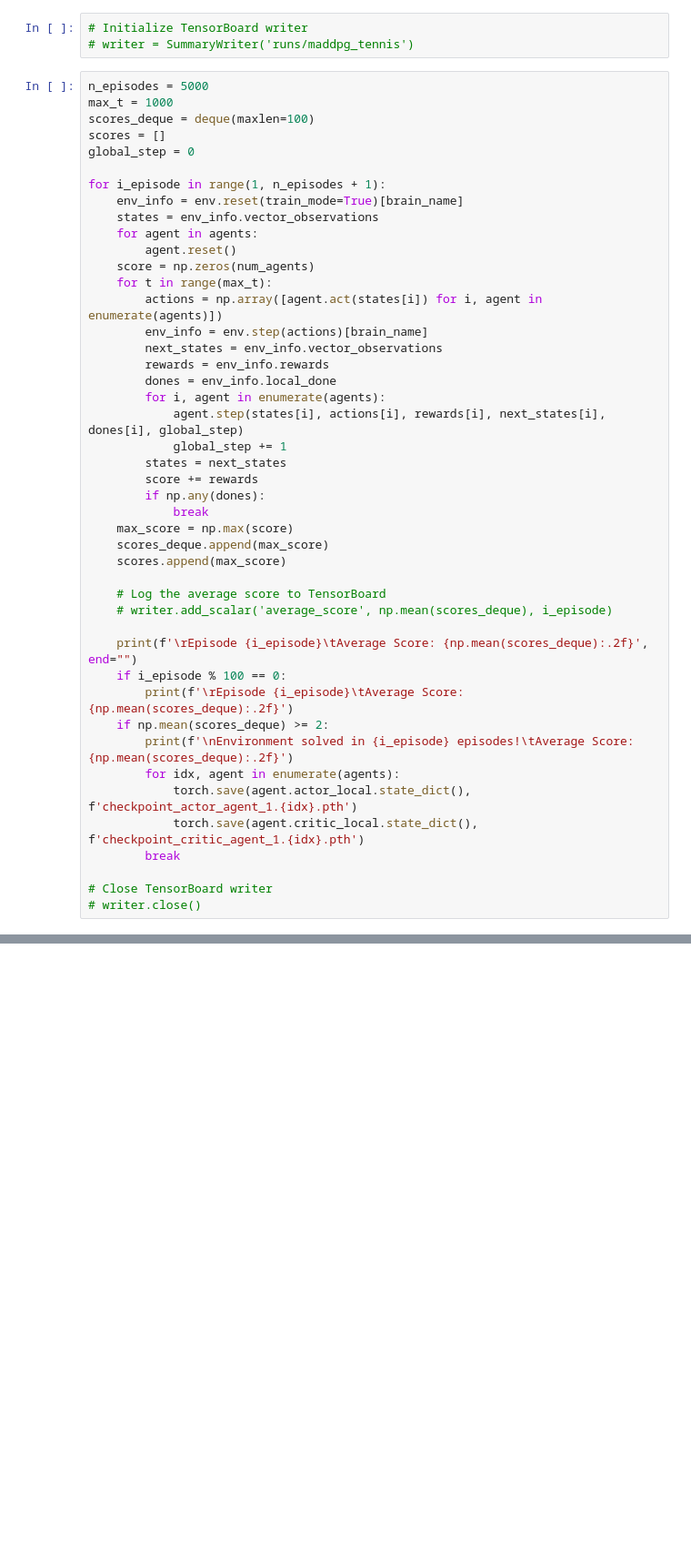
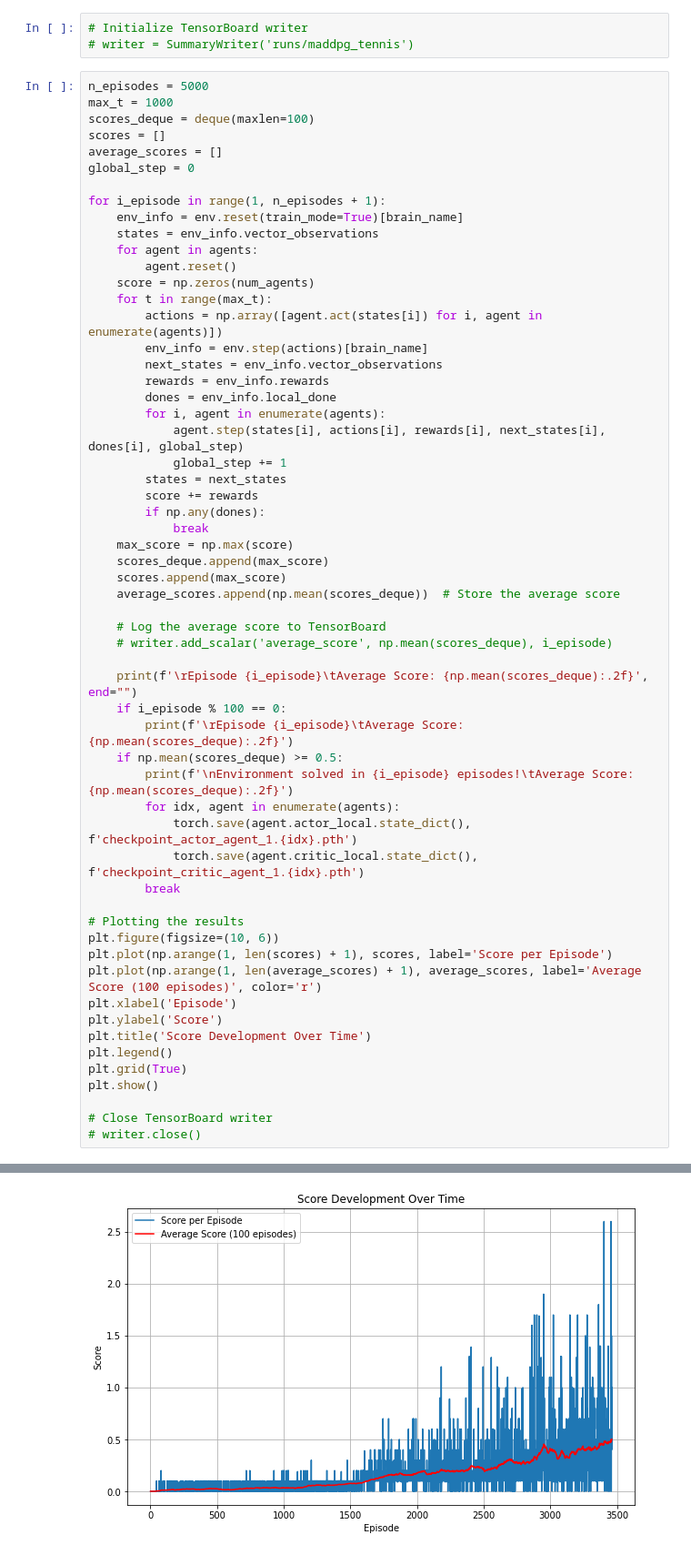
Before and after one commit to akocabas/deep-reinforcement-learning, a Jupyter notebook: p3_collab-compet/Tennis.ipynb, the cells around one changed output, grey strips where cells are left out. Shown at 91% size. Cells and saved outputs as stored; diff of their text form; blank space fills up the shorter version.

Commit message:
adde plot

```diff
--- a/p3_collab-compet/Tennis.ipynb
+++ b/p3_collab-compet/Tennis.ipynb
@@ -290,6 +291,7 @@ n_episodes = 5000
 max_t = 1000
 scores_deque = deque(maxlen=100)
 scores = []
+average_scores = []
 global_step = 0
 
 for i_episode in range(1, n_episodes + 1):
@@ -314,6 +316,7 @@ for i_episode in range(1, n_episodes + 1):
     max_score = np.max(score)
     scores_deque.append(max_score)
     scores.append(max_score)
+    average_scores.append(np.mean(scores_deque))  # Store the average score
 
     # Log the average score to TensorBoard
     # writer.add_scalar('average_score', np.mean(scores_deque), i_episode)
@@ -321,13 +324,24 @@ for i_episode in range(1, n_episodes + 1):
     print(f'\rEpisode {i_episode}\tAverage Score: {np.mean(scores_deque):.2f}', end="")
     if i_episode % 100 == 0:
         print(f'\rEpisode {i_episode}\tAverage Score: {np.mean(scores_deque):.2f}')
-    if np.mean(scores_deque) >= 2:
+    if np.mean(scores_deque) >= 0.5:
         print(f'\nEnvironment solved in {i_episode} episodes!\tAverage Score: {np.mean(scores_deque):.2f}')
         for idx, agent in enumerate(agents):
             torch.save(agent.actor_local.state_dict(), f'checkpoint_actor_agent_1.{idx}.pth')
             torch.save(agent.critic_local.state_dict(), f'checkpoint_critic_agent_1.{idx}.pth')
         break
 
+# Plotting the results
+plt.figure(figsize=(10, 6))
+plt.plot(np.arange(1, len(scores) + 1), scores, label='Score per Episode')
+plt.plot(np.arange(1, len(average_scores) + 1), average_scores, label='Average Score (100 episodes)', color='r')
+plt.xlabel('Episode')
+plt.ylabel('Score')
+plt.title('Score Development Over Time')
+plt.legend()
+plt.grid(True)
+plt.show()
+
 # Close TensorBoard writer
 # writer.close()
 # %% [output]
@@ -337,0 +365 @@ KeyboardInterrupt:
+[figure, added]
```
Also changed, not shown: parts of 2 cells of this notebook.
